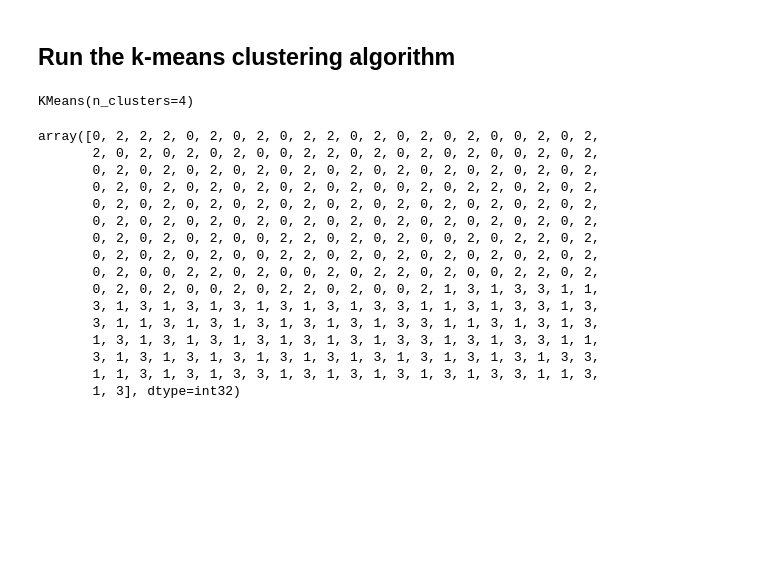
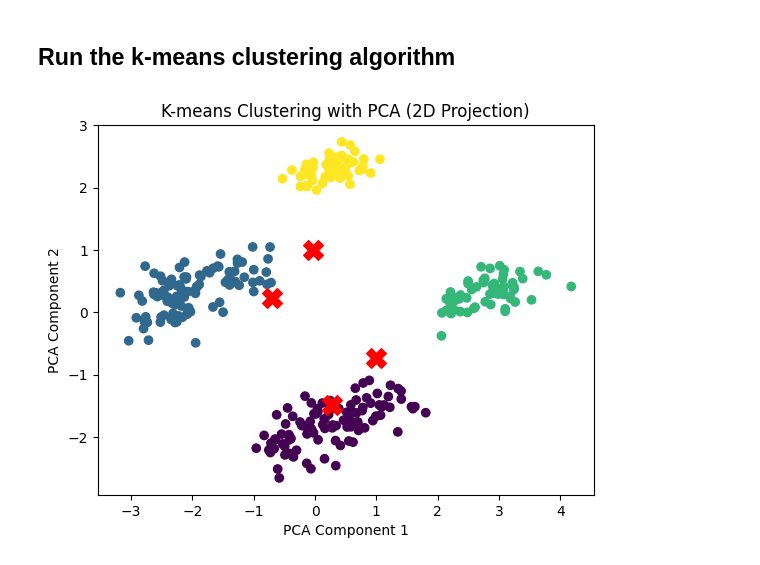
Before and after one commit to Mnr04/Data_Bootcamps_Projects, a Jupyter notebook: Clustering_Antartic_Penguin.ipynb, the cells around one changed output. Cells and saved outputs as stored; diff of their text form; code cells hidden in the pictures; blank space fills up the shorter version.

```diff
--- a/Clustering_Antartic_Penguin.ipynb
+++ b/Clustering_Antartic_Penguin.ipynb
@@ -161,28 +164,25 @@ Using more clusters may lead to overfitting, where the model becomes too complex
 # %% [markdown]
 ## Run the k-means clustering algorithm
 # %%
-# Instantiate new model
-model = KMeans(n_clusters=4)
+# Instantiating the KMeans model
+model = KMeans(n_clusters=4)  # Using 4 clusters for this example
+
+# Fit the model on all 6 features
+model.fit(penguins_df)
+
+# Predict the clusters
+labels = model.predict(penguins_df)
+
+# Reduce the data to 2D for visualization using PCA
+pca = PCA(n_components=2)
+reduced_data = pca.fit_transform(penguins_df)
+
+# Visualize the clusters in 2D
+plt.scatter(reduced_data[:, 0], reduced_data[:, 1], c=labels, cmap='viridis')  # Points colored by cluster
+plt.scatter(model.cluster_centers_[:, 0], model.cluster_centers_[:, 1], s=200, c='red', marker='X')  # Centroids
+plt.title("K-means Clustering with PCA (2D Projection)")
+plt.xlabel("PCA Component 1")
+plt.ylabel("PCA Component 2")
+plt.show()
+# %% [output]
+[figure, added]
-# %%
-model.fit(penguins_df)
-# %% [output]
-KMeans(n_clusters=4)
-# %%
-model.predict(penguins_df)
-# %% [output]
-array([0, 2, 2, 2, 0, 2, 0, 2, 0, 2, 2, 0, 2, 0, 2, 0, 2, 0, 0, 2, 0, 2,
-       2, 0, 2, 0, 2, 0, 2, 0, 0, 2, 2, 0, 2, 0, 2, 0, 2, 0, 0, 2, 0, 2,
-       0, 2, 0, 2, 0, 2, 0, 2, 0, 2, 0, 2, 0, 2, 0, 2, 0, 2, 0, 2, 0, 2,
-       0, 2, 0, 2, 0, 2, 0, 2, 0, 2, 0, 2, 0, 0, 2, 0, 2, 2, 0, 2, 0, 2,
-       0, 2, 0, 2, 0, 2, 0, 2, 0, 2, 0, 2, 0, 2, 0, 2, 0, 2, 0, 2, 0, 2,
-       0, 2, 0, 2, 0, 2, 0, 2, 0, 2, 0, 2, 0, 2, 0, 2, 0, 2, 0, 2, 0, 2,
-       0, 2, 0, 2, 0, 2, 0, 0, 2, 2, 0, 2, 0, 2, 0, 0, 2, 0, 2, 2, 0, 2,
-       0, 2, 0, 2, 0, 2, 0, 0, 2, 2, 0, 2, 0, 2, 0, 2, 0, 2, 0, 2, 0, 2,
-       0, 2, 0, 0, 2, 2, 0, 2, 0, 0, 2, 0, 2, 2, 0, 2, 0, 0, 2, 2, 0, 2,
-       0, 2, 0, 2, 0, 0, 2, 0, 2, 2, 0, 2, 0, 0, 2, 1, 3, 1, 3, 3, 1, 1,
-       3, 1, 3, 1, 3, 1, 3, 1, 3, 1, 3, 1, 3, 3, 1, 1, 3, 1, 3, 3, 1, 3,
-       3, 1, 1, 3, 1, 3, 1, 3, 1, 3, 1, 3, 1, 3, 3, 1, 1, 3, 1, 3, 1, 3,
-       1, 3, 1, 3, 1, 3, 1, 3, 1, 3, 1, 3, 1, 3, 3, 1, 3, 1, 3, 3, 1, 1,
-       3, 1, 3, 1, 3, 1, 3, 1, 3, 1, 3, 1, 3, 1, 3, 1, 3, 1, 3, 1, 3, 3,
-       1, 1, 3, 1, 3, 1, 3, 3, 1, 3, 1, 3, 1, 3, 1, 3, 1, 3, 3, 1, 1, 3,
-       1, 3], dtype=int32)
```
Also changed, not shown: parts of 5 cells of this notebook.
